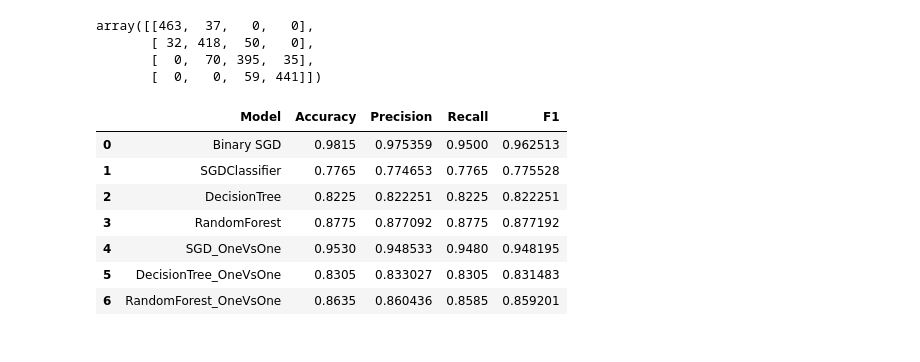
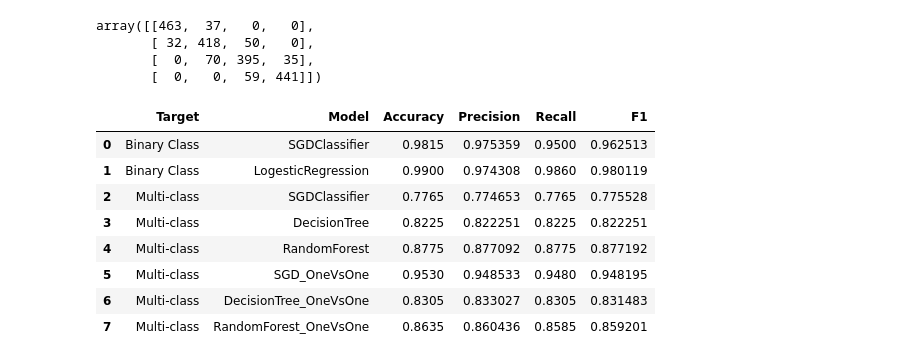
Before and after one commit to mohammadreza-ebrahimi/Machine-Learning-Training, a Jupyter notebook: mobile/Mobile-price-classification.ipynb, the cells around one changed output. Drawn from its saved outputs; the diff is of its cells as text; code cells hidden in the pictures.

Commit message:
Logestic Regression added

```diff
--- a/mobile/Mobile-price-classification.ipynb
+++ b/mobile/Mobile-price-classification.ipynb
@@ -417,7 +464,7 @@ recall_tree, precision_tree,f1_tree
 (0.8225, 0.8222509340890958, 0.8222509272422895)
 # %%
 row = result_tab.shape[0]
-result_tab.loc[row] = ['DecisionTree',tree_accu,precision_tree,recall_tree,f1_tree]
+result_tab.loc[row] = ['Multi-class','DecisionTree',tree_accu,precision_tree,recall_tree,f1_tree]
 result_tab.sort_values(by = 'Accuracy', ascending=False)
 result_tab
 # %% [output]
@@ -469,7 +517,7 @@ recall_forest, precision_forest, f1_forest
 (0.8775, 0.8770915625820087, 0.8771920589241665)
 # %%
 row = result_tab.shape[0]
-result_tab.loc[row] = ['RandomForest',forest_accu,precision_forest,recall_forest,f1_forest]
+result_tab.loc[row] = ['Multi-class','RandomForest',forest_accu,precision_forest,recall_forest,f1_forest]
 result_tab.sort_values(by = 'Accuracy', ascending=False)
 result_tab
 # %% [output]
@@ -517,7 +566,7 @@ recall_ovo_sgd,precision_ovo_sgd,f1_ovo_sgd
 (0.948, 0.9485329505003572, 0.9481950318180884)
 # %%
 row = result_tab.shape[0]
-result_tab.loc[row] = ['SGD_OneVsOne',ovo_accu,precision_ovo_sgd,recall_ovo_sgd,f1_ovo_sgd]
+result_tab.loc[row] = ['Multi-class','SGD_OneVsOne',ovo_accu,precision_ovo_sgd,recall_ovo_sgd,f1_ovo_sgd]
 result_tab.sort_values(by = 'Accuracy', ascending=False)
 result_tab
 # %% [output]
@@ -552,7 +602,7 @@ recall_ovo_tree=recall_score(y_train,ovo_tree_pred,average='weighted')
 precision_ovo_tree=precision_score(y_train,ovo_tree_pred,average='weighted')
 f1_ovo_tree=f1_score(y_train,ovo_tree_pred,average='weighted')
 row = result_tab.shape[0]
-result_tab.loc[row] = ['DecisionTree_OneVsOne',ovo_tree_accu,precision_ovo_tree,recall_ovo_tree,f1_ovo_tree]
+result_tab.loc[row] = ['Multi-class','DecisionTree_OneVsOne',ovo_tree_accu,precision_ovo_tree,recall_ovo_tree,f1_ovo_tree]
 result_tab.sort_values(by = 'Accuracy', ascending=False)
 result_tab
 # %% [output]
@@ -586,19 +637,20 @@ array([[463,  37,   0,   0],
 # %%
 recall_ovo_forest=recall_score(y_train,ovo_forest_pred,average='weighted')
 precision_ovo_forest=precision_score(y_train,ovo_forest_pred,average='weighted')
 f1_ovo_forest=f1_score(y_train,ovo_forest_pred,average='weighted')
 row = result_tab.shape[0]
-result_tab.loc[row] = ['RandomForest_OneVsOne',ovo_forest_accu,precision_ovo_forest,recall_ovo_forest,f1_ovo_forest]
+result_tab.loc[row] = ['Multi-class','RandomForest_OneVsOne',ovo_forest_accu,precision_ovo_forest,recall_ovo_forest,f1_ovo_forest]
 result_tab.sort_values(by = 'Accuracy', ascending=False)
 result_tab
 # %% [output]
-|  | Model | Accuracy | Precision | Recall | F1 |
-| 0 | Binary SGD | 0.9815 | 0.975359 | 0.9500 | 0.962513 |
-| 1 | SGDClassifier | 0.7765 | 0.774653 | 0.7765 | 0.775528 |
-| 2 | DecisionTree | 0.8225 | 0.822251 | 0.8225 | 0.822251 |
-| 3 | RandomForest | 0.8775 | 0.877092 | 0.8775 | 0.877192 |
-| 4 | SGD_OneVsOne | 0.9530 | 0.948533 | 0.9480 | 0.948195 |
-| 5 | DecisionTree_OneVsOne | 0.8305 | 0.833027 | 0.8305 | 0.831483 |
-| 6 | RandomForest_OneVsOne | 0.8635 | 0.860436 | 0.8585 | 0.859201 |
+|  | Target | Model | Accuracy | Precision | Recall | F1 |
+| 0 | Binary Class | SGDClassifier | 0.9815 | 0.975359 | 0.9500 | 0.962513 |
+| 1 | Binary Class | LogesticRegression | 0.9900 | 0.974308 | 0.9860 | 0.980119 |
+| 2 | Multi-class | SGDClassifier | 0.7765 | 0.774653 | 0.7765 | 0.775528 |
+| 3 | Multi-class | DecisionTree | 0.8225 | 0.822251 | 0.8225 | 0.822251 |
+| 4 | Multi-class | RandomForest | 0.8775 | 0.877092 | 0.8775 | 0.877192 |
+| 5 | Multi-class | SGD_OneVsOne | 0.9530 | 0.948533 | 0.9480 | 0.948195 |
+| 6 | Multi-class | DecisionTree_OneVsOne | 0.8305 | 0.833027 | 0.8305 | 0.831483 |
+| 7 | Multi-class | RandomForest_OneVsOne | 0.8635 | 0.860436 | 0.8585 | 0.859201 |
 # %%
 # So the best models are ReandomForestClassifier, DecisionTreeCleassifier wirh OvA method and also SGDClassifier with OvO method.
```
Also changed, not shown: parts of 20 cells of this notebook.
